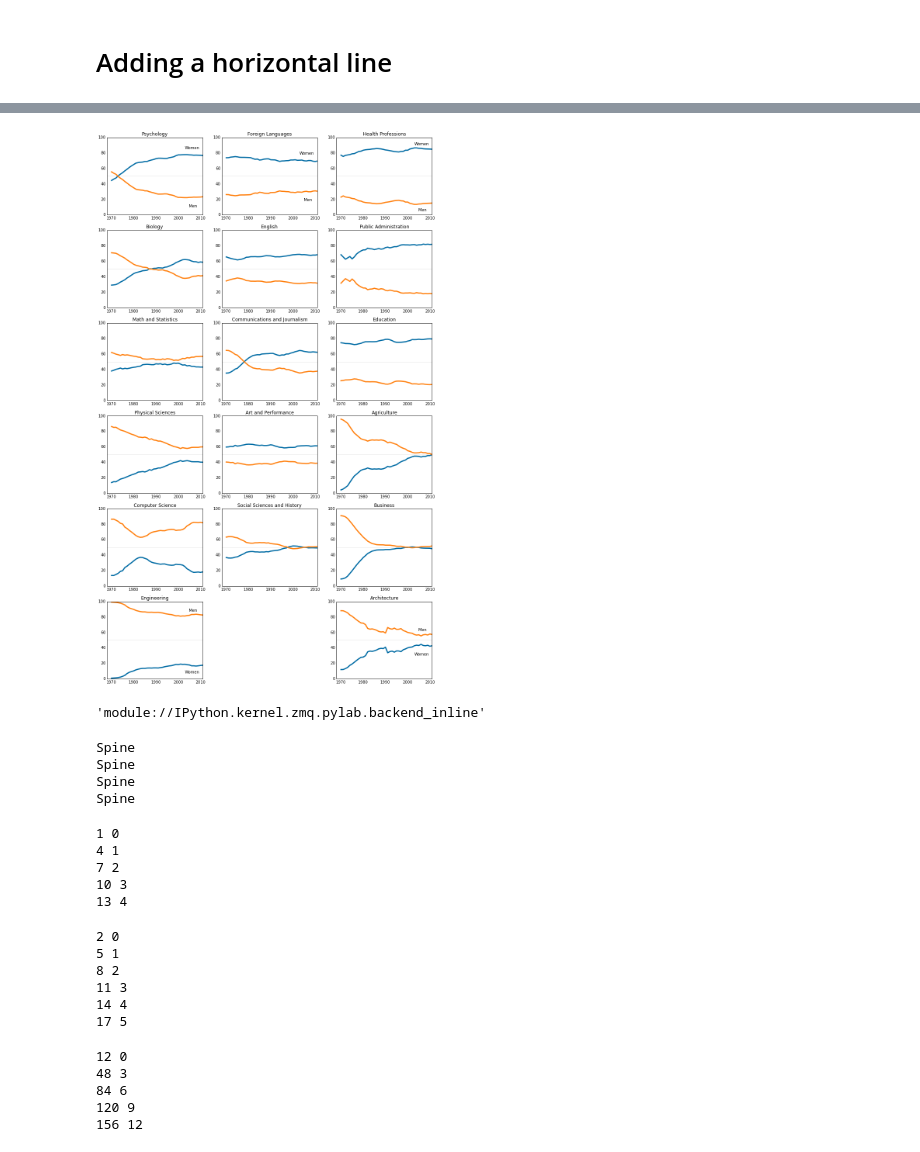
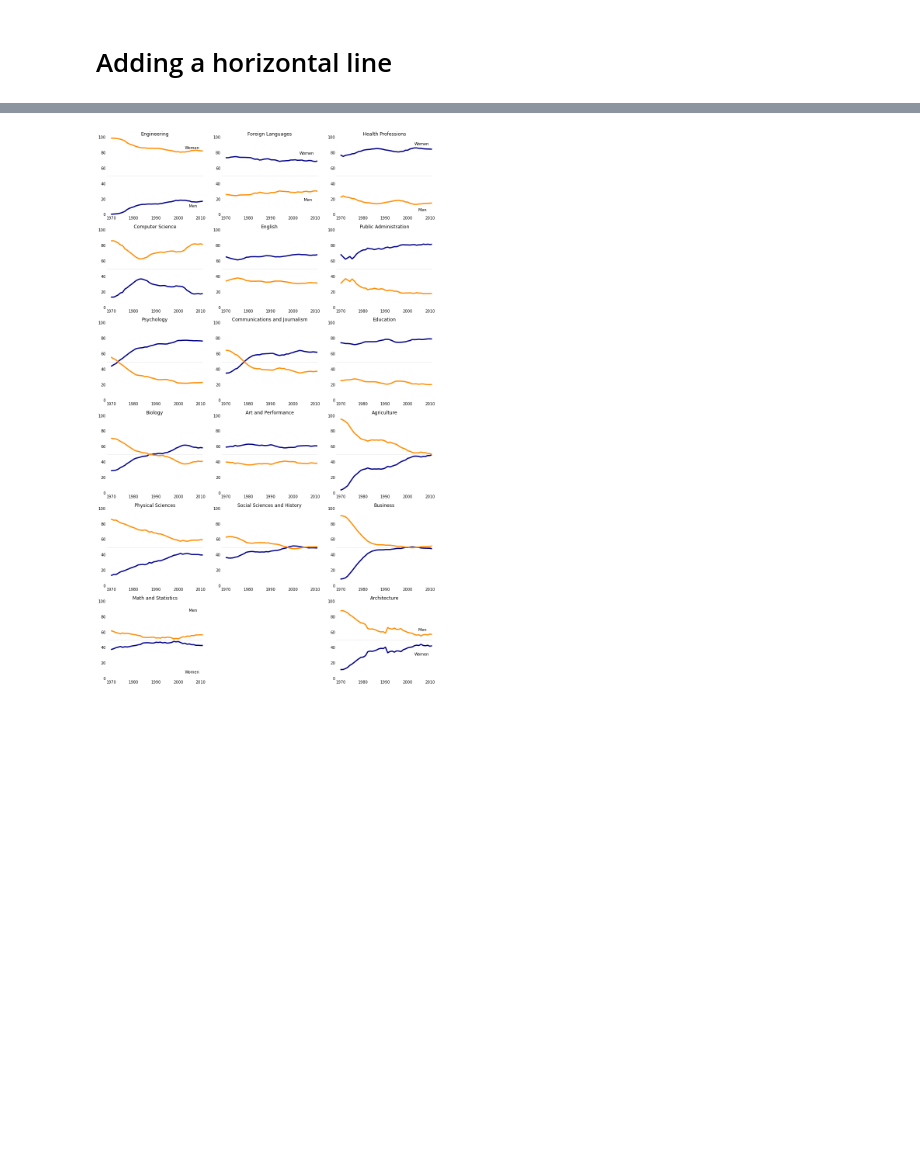
Before and after one commit to RaphaelOK/Data_Visualization-_Analysis, a Jupyter notebook: Data_Exploration_And_Visualization.ipynb, the cells around one changed output, grey strips where cells are left out. Cells and saved outputs as stored; diff of their text form; code cells hidden in the pictures; blank space fills up the shorter version.

```diff
--- a/Data_Exploration_And_Visualization.ipynb
+++ b/Data_Exploration_And_Visualization.ipynb
@@ -18,0 +26,3 @@ cb_orange = (255/255, 128/255, 14/255)
+# %%
+cb_dark_blue="#00008B"
+cb_orange= "#FF8C00"
@@ -41,5 +36,5 @@ Name: Engineering, dtype: float64
 # %%
-fig=plt.figure(figsize=(18,3))
+fig=plt.figure(figsize=(20,3))
 for sp in range(0,6):
     ax=fig.add_subplot(1,6,sp+1)
     ax.plot(women_degrees["Year"],women_degrees[stem_cats[sp]],c=cb_dark_blue,label='women',
@@ -66,6 +65,5 @@ plt.show()
 # %%
 
-stem_cats = ['Psychology', 'Biology', 'Math and Statistics', 'Physical Sciences', 'Computer Science', 'Engineering', 'Computer Science']
 lib_arts_cats = ['Foreign Languages', 'English', 'Communications and Journalism', 'Art and Performance', 'Social Sciences and History']
 other_cats = ['Health Professions', 'Public Administration', 'Education', 'Agriculture','Business', 'Architecture']
 # %%
@@ -151,7 +149,7 @@ for sp in range (0,18,3):
     ax.plot(women_degrees["Year"],100-women_degrees[stem_cats[cat_index]],
            c=cb_orange,label="men",linewidth=3)
     for key, spine in ax.spines.items():
-        spines.set_visible(False)
+        spine.set_visible(False)
     ax.set_xlim(1968,2011)
     ax.set_ylim(0,100)
     ax.set_title(stem_cats[cat_index])
@@ -174,7 +172,7 @@ for sp in range (1,16,3):
     ax.plot(women_degrees["Year"],100-women_degrees[lib_arts_cats[cat_index]],label="men"
            ,linewidth=3,c=cb_orange)
     for key, spine in ax.spines.items():
-        spines.set_visible(False)
+        spine.set_visible(False)
     ax.set_xlim(1968,2011)
     ax.set_ylim(0,100)
     ax.set_title(lib_arts_cats[cat_index])
@@ -194,7 +192,7 @@ for sp in range (2,20,3):
     ax.plot(women_degrees["Year"],100-women_degrees[other_cats[cat_index]],
            c=cb_orange,label="Men",linewidth=3)
     for key, spine in ax.spines.items():
-          spines.set_visible(False)
+          spine.set_visible(False)
     ax.set_xlim(1968,2011)
     ax.set_ylim(0,100)
     ax.set_title(other_cats[cat_index])
@@ -227,7 +227,7 @@ for sp in range (0,18,3):
     ax.plot(women_degrees["Year"],100-women_degrees[stem_cats[cat_index]],
            c=cb_orange,label="men",linewidth=3)
     for key, spine in ax.spines.items():
-        spines.set_visible(False)
+        spine.set_visible(False)
     ax.set_xlim(1968,2011)
     ax.set_ylim(0,100)
     ax.axhline(50, c=(171/255, 171/255, 171/255), alpha=0.3)
@@ -250,7 +250,7 @@ for sp in range (1,16,3):
     ax.plot(women_degrees["Year"],100-women_degrees[lib_arts_cats[cat_index]],label="men"
            ,linewidth=3,c=cb_orange)
     for key, spine in ax.spines.items():
-        spines.set_visible(False)
+        spine.set_visible(False)
     ax.set_xlim(1968,2011)
     ax.set_ylim(0,100)
     ax.axhline(50, c=(171/255, 171/255, 171/255), alpha=0.3)
@@ -260,73 +260,32 @@ for sp in range (1,16,3):
     if cat_index==0:
         ax.text(2003,78,"Women")
         ax.text(2005,18,"Men")
 
 
 for sp in range (2,20,3):
     cat_index=int( (sp-2)/3)
     ax=fig.add_subplot(6,3,sp+1)
     ax.plot(women_degrees["Year"],women_degrees[other_cats[cat_index]],
            c=cb_dark_blue,linewidth=3,label="women")
     ax.plot(women_degrees["Year"],100-women_degrees[other_cats[cat_index]],
            c=cb_orange,label="Men",linewidth=3)
     for key, spine in ax.spines.items():
-          spines.set_visible(False)
+          spine.set_visible(False)
     ax.set_xlim(1968,2011)
     ax.set_ylim(0,100)
     ax.axhline(50, c=(171/255, 171/255, 171/255), alpha=0.3)
     ax.set_title(other_cats[cat_index])
     ax.tick_params(bottom="off",top="off",left="off",right="off")
     ax.tick_params(labelbottom="on")
 
     if cat_index==0:
         ax.text(2003,90,'Women')
         ax.text(2005,5,'Men')
     if cat_index==5:
         ax.text(2005,62,'Men')
         ax.text(2003,30, 'Women')
 
 plt.savefig("degree_cats.png")
 plt.show()
 # %% [output]
-[figure, old version]
+[figure, new version]
-# %%
-import matplotlib
-matplotlib.get_backend()
-# %% [output]
-'module://IPython.kernel.zmq.pylab.backend_inline'
-# %%
-for key, spines in ax.spines.items():
-    print(spines)
-# %% [output]
-Spine
-Spine
-Spine
-Spine
-# %%
-for j in range(1,16,3):
-    print(j, int( (j-1)/3 ))
-# %% [output]
-1 0
-4 1
-7 2
-10 3
-13 4
-# %%
-for k in range (2,20,3):
-    print(k, int( (k-2)/3   ))
-# %% [output]
-2 0
-5 1
-8 2
-11 3
-14 4
-17 5
-# %%
-for p in range(12,12*16,36 ):
-    print(p,int((p-1)/12))
-# %% [output]
-12 0
-48 3
-84 6
-120 9
-156 12
```
Also changed, not shown: parts of 16 cells of this notebook.
